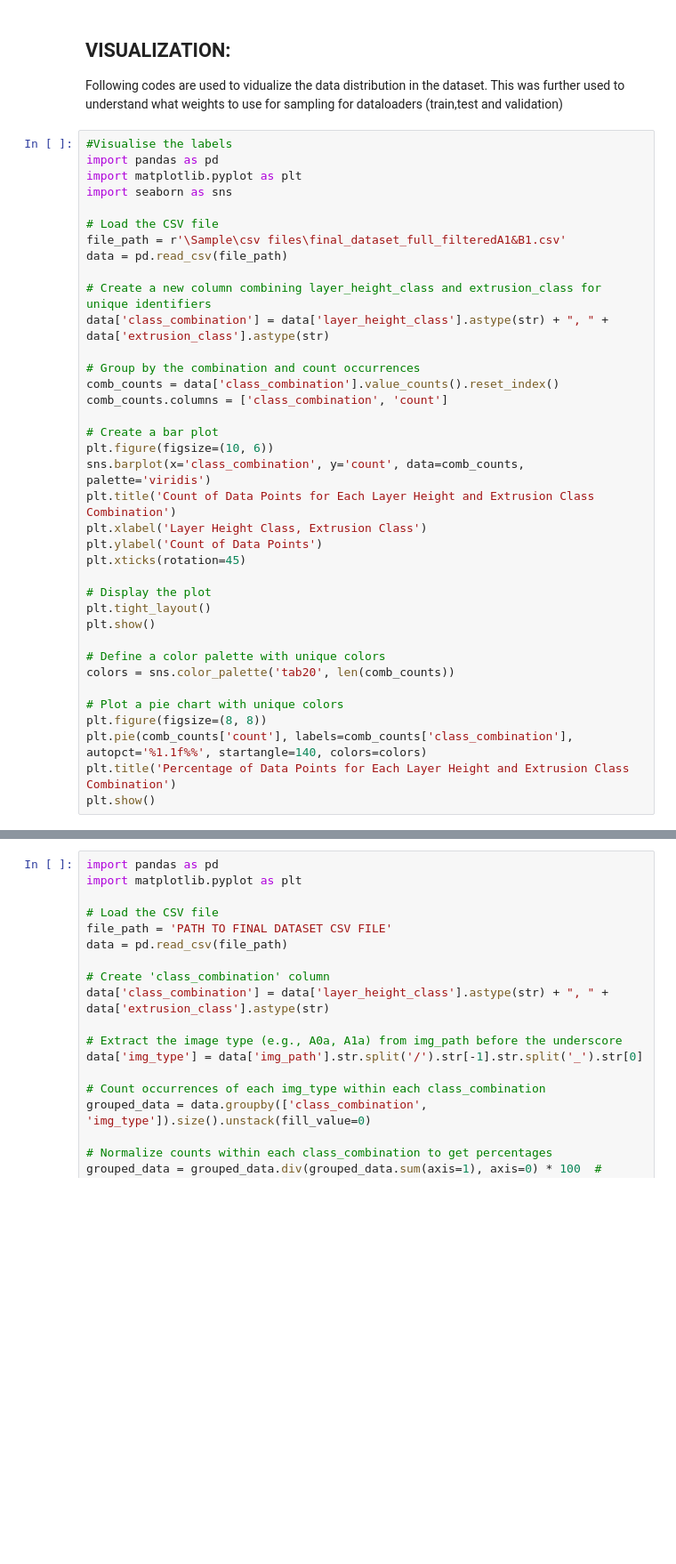
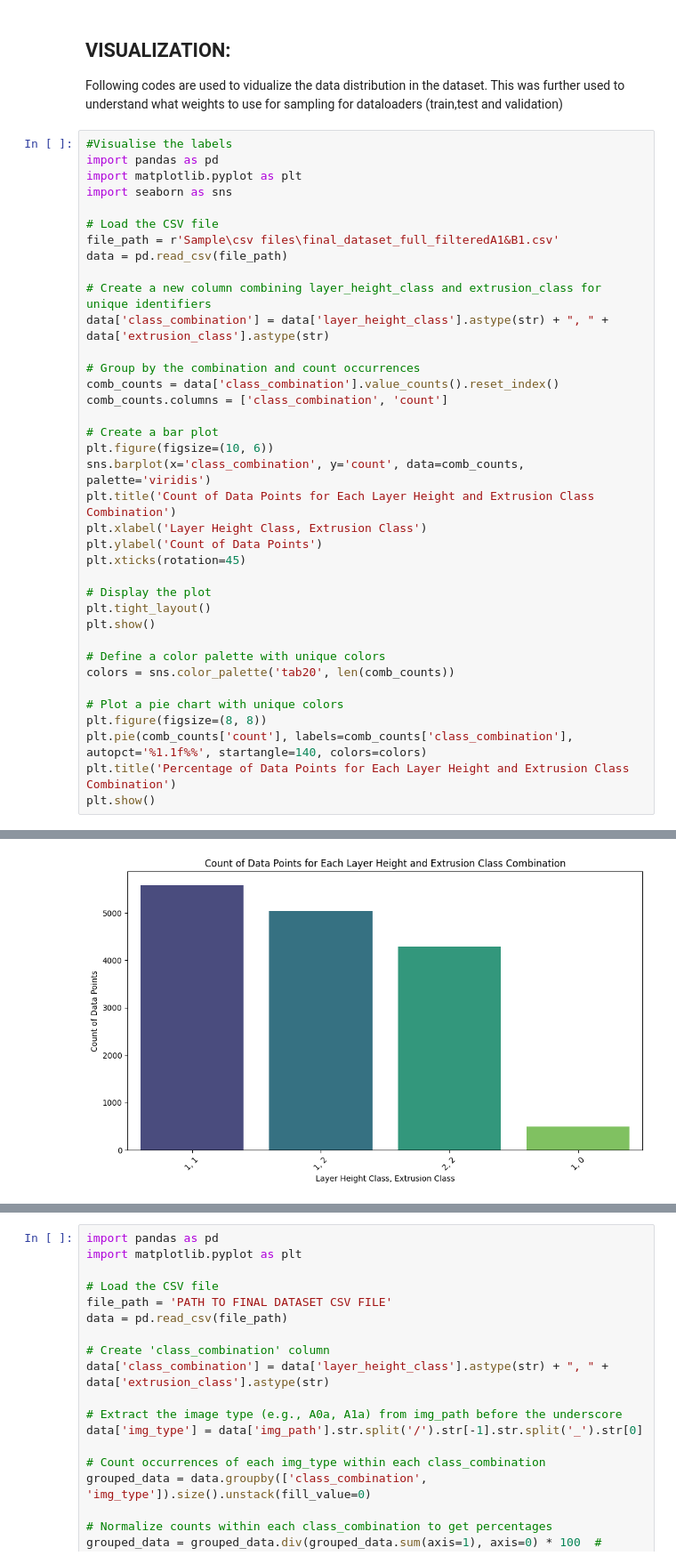
Before and after one commit to Nova7397/MudTracker3D, a Jupyter notebook: 3_Data_Preparation/Data_Preparation.ipynb, the cells around one changed output, grey strips where cells are left out. Shown at 89% size. Cells and saved outputs as stored; diff of their text form; blank space fills up the shorter version.

```diff
--- a/3_Data_Preparation/Data_Preparation.ipynb
+++ b/3_Data_Preparation/Data_Preparation.ipynb
@@ -358,7 +358,7 @@ import matplotlib.pyplot as plt
 import seaborn as sns
 
 # Load the CSV file
-file_path = r'\Sample\csv files\final_dataset_full_filteredA1&B1.csv'
+file_path = r'Sample\csv files\final_dataset_full_filteredA1&B1.csv'
 data = pd.read_csv(file_path)
 
 # Create a new column combining layer_height_class and extrusion_class for unique identifiers
@@ -388,3 +388,4 @@ plt.figure(figsize=(8, 8))
 plt.pie(comb_counts['count'], labels=comb_counts['class_combination'], autopct='%1.1f%%', startangle=140, colors=colors)
 plt.title('Percentage of Data Points for Each Layer Height and Extrusion Class Combination')
 plt.show()
+# %% [output]
@@ -390,0 +395 @@ plt.show()
+[figure, added]
```
Also changed, not shown: parts of 3 cells of this notebook, 5 other files.
